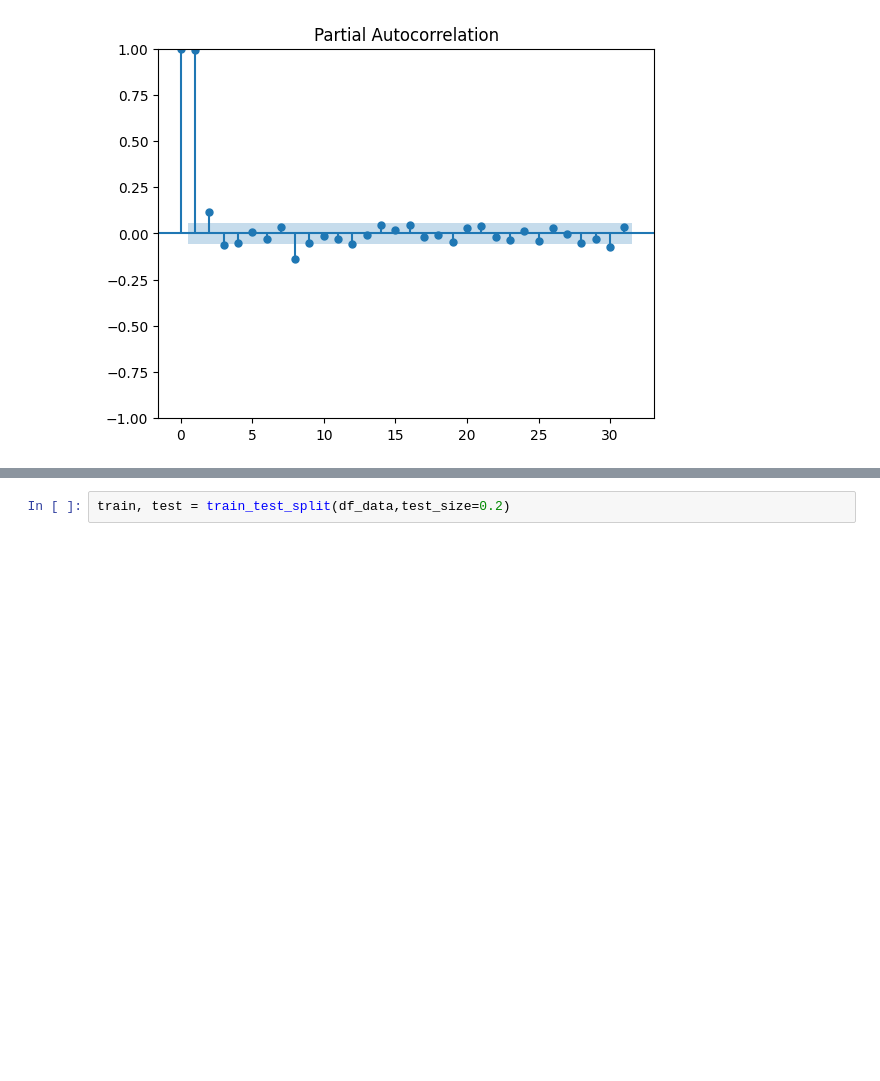
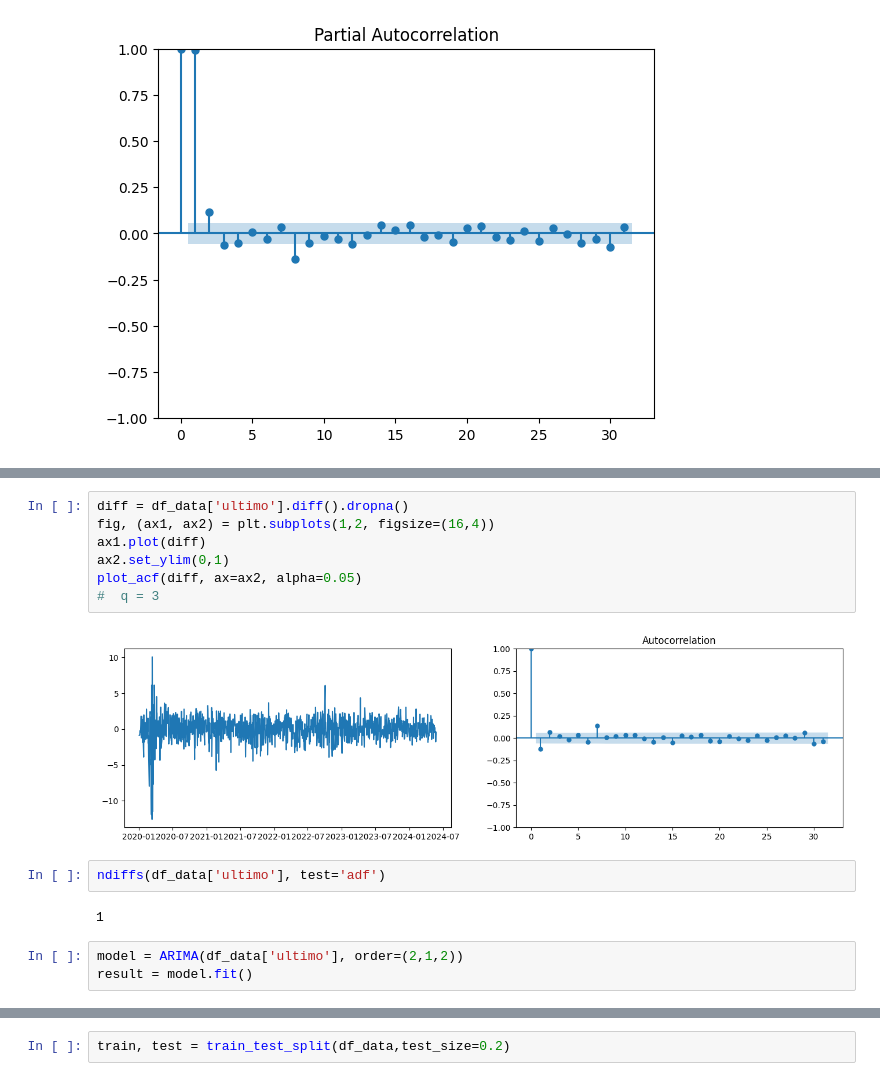
Before and after one commit to Rogeriom49/4DTAT, a Jupyter notebook: techChallange2/ibovespa3.ipynb, the cells around one changed output, grey strips where cells are left out. Drawn from its saved outputs; the diff is of its cells as text; blank space fills up the shorter version.

```diff
--- a/techChallange2/ibovespa3.ipynb
+++ b/techChallange2/ibovespa3.ipynb
@@ -419,0 +429,16 @@ stepwise=auto_arima(df_data['ultimo'],
+# %%
+diff = df_data['ultimo'].diff().dropna()
+fig, (ax1, ax2) = plt.subplots(1,2, figsize=(16,4))
+ax1.plot(diff)
+ax2.set_ylim(0,1)
+plot_acf(diff, ax=ax2, alpha=0.05)
+#  q = 3
+# %% [output]
+[figure, added]
+# %%
+ndiffs(df_data['ultimo'], test='adf')
+# %% [output]
+1
+# %%
+model = ARIMA(df_data['ultimo'], order=(2,1,2))
+result = model.fit()
```
Also changed, not shown: parts of 11 cells of this notebook, 3 other files.
